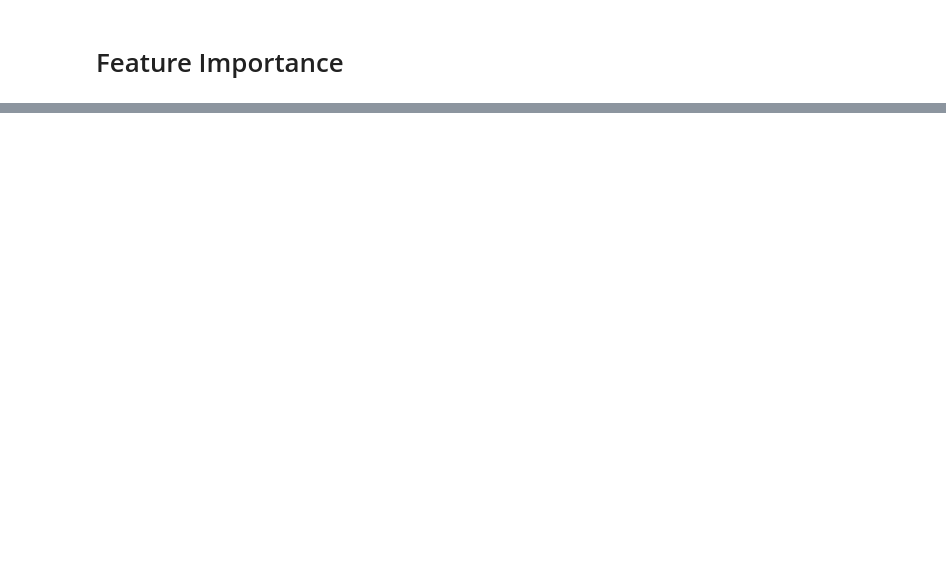
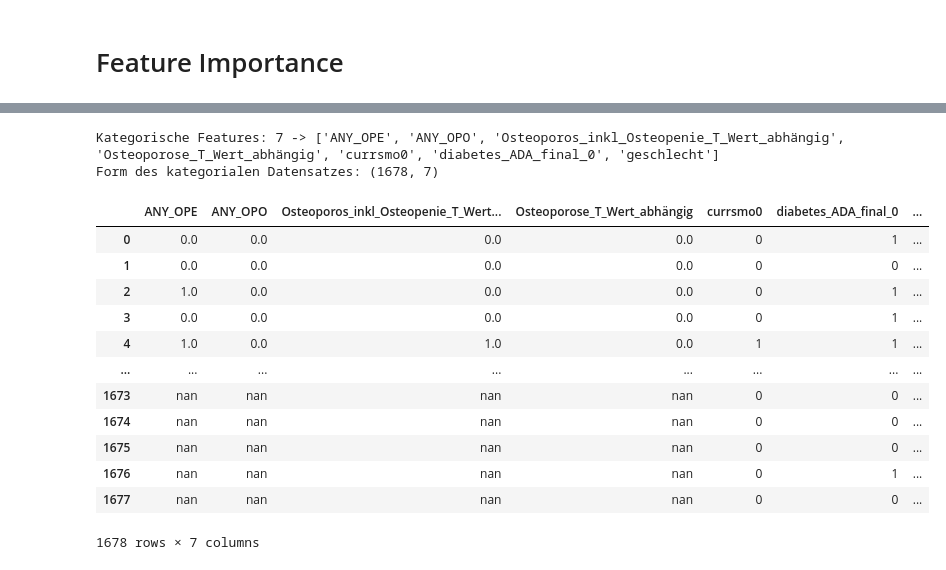
Before and after one commit to samuellukaswidmer/Bachelorproject-HS25, a Jupyter notebook: xgboost-binary-classification.ipynb, the cells around one changed output, grey strips where cells are left out. Saved outputs shown, nothing was run; the diff lists cells and outputs as text; code cells hidden in the pictures; blank space fills up the shorter version.

```diff
--- a/xgboost-binary-classification.ipynb
+++ b/xgboost-binary-classification.ipynb
@@ -28,8 +30,9 @@ from sklearn.metrics import roc_curve, auc, balanced_accuracy_score
 # %% [markdown]
 ## Load Dataset
 # %%
-# Load dataset
-data = pd.read_csv('T49.2_Sep2025_1_StGallen.csv', sep=';', na_values=["", " ", "NA", "N/A", "NULL"])
+# Load and clean dataset
+na_values = ["", " ", "NA", "N/A", "NULL"]
+data = pd.read_csv("T49.2_Sep2025_1_StGallen.csv", sep=";", na_values=na_values)
 display(data.head(30))
 
 threshold = 0.75
@@ -38,6 +41,27 @@ data = data.loc[:, data.isnull().mean() < threshold]
 binary_mode = True
 if binary_mode:
     data = data[data["OUTCOME_3Kat_KHK"] != 1].reset_index(drop=True)
+
+# Auto-convert object columns that look numeric (e.g., 'Alter_0')
+object_cols = data.select_dtypes(include="object").columns
+numeric_like_cols = []
+for col in object_cols:
+    cleaned = (
+        data[col]
+        .astype(str)
+        .str.strip()
+        .str.replace(r"\s+", "", regex=True)
+        .str.replace(",", ".", regex=False)
+    )
+    numeric_series = pd.to_numeric(cleaned, errors="coerce")
+    if numeric_series.notna().mean() > 0.95:
+        data[col] = numeric_series
+        numeric_like_cols.append(col)
+
+print(
+    f"Converted {len(numeric_like_cols)} mostly-numeric columns: {numeric_like_cols}"
+)
+print(f"Cleaned dataset shape: {data.shape}")
 # %% [output]
 |  | OUTCOME_3Kat_KHK | Alter_0 | geschlecht | waist_0 | WHR_0 | BMI_0 | currsmo0 | RR_syst_0 | RR_diast_0 | ... |
 | 0 | 2 | 56,9691991786448 | 0 | 112 | ,982456140350877 | 32,8731097961867 | 0 | 130.0 | 80.0 | ... |
@@ -270,0 +419,25 @@ plt.show()
+# %%
+# Extrahiere alle für das Modell genutzten Daten der kategorialen Features
+if categorical_features:
+    categorical_data_used = X[categorical_features].copy()
+    print(f'Kategorische Features: {len(categorical_features)} -> {categorical_features}')
+    print('Form des kategorialen Datensatzes:', categorical_data_used.shape)
+    display(categorical_data_used)
+else:
+    print('Keine kategorialen Features für dieses Modell gefunden.')
+# %% [output]
+Kategorische Features: 7 -> ['ANY_OPE', 'ANY_OPO', 'Osteoporos_inkl_Osteopenie_T_Wert_abhängig', 'Osteoporose_T_Wert_abhängig', 'currsmo0', 'diabetes_ADA_final_0', 'geschlecht']
+Form des kategorialen Datensatzes: (1678, 7)
+|  | ANY_OPE | ANY_OPO | Osteoporos_inkl_Osteopenie_T_Wert... | Osteoporose_T_Wert_abhängig | currsmo0 | diabetes_ADA_final_0 | ... |
+| 0 | 0.0 | 0.0 | 0.0 | 0.0 | 0 | 1 | ... |
+| 1 | 0.0 | 0.0 | 0.0 | 0.0 | 0 | 0 | ... |
+| 2 | 1.0 | 0.0 | 0.0 | 0.0 | 0 | 1 | ... |
+| 3 | 0.0 | 0.0 | 0.0 | 0.0 | 0 | 1 | ... |
+| 4 | 1.0 | 0.0 | 1.0 | 0.0 | 1 | 1 | ... |
+| ... | ... | ... | ... | ... | ... | ... | ... |
+| 1673 | nan | nan | nan | nan | 0 | 0 | ... |
+| 1674 | nan | nan | nan | nan | 0 | 0 | ... |
+| 1675 | nan | nan | nan | nan | 0 | 0 | ... |
+| 1676 | nan | nan | nan | nan | 0 | 1 | ... |
+| 1677 | nan | nan | nan | nan | 0 | 0 | ... |
+1678 rows × 7 columns
```
Also changed, not shown: parts of 13 cells of this notebook.
